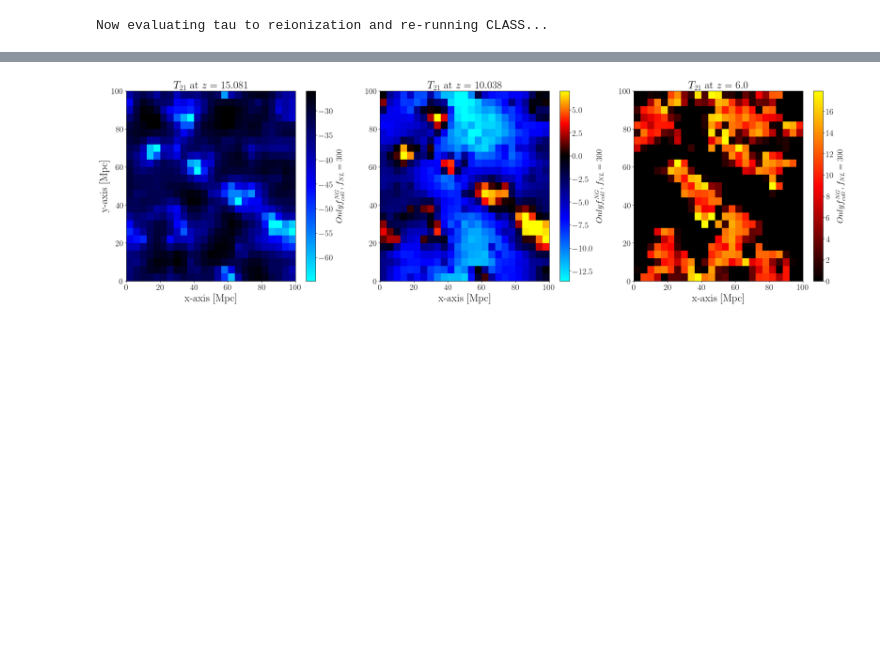
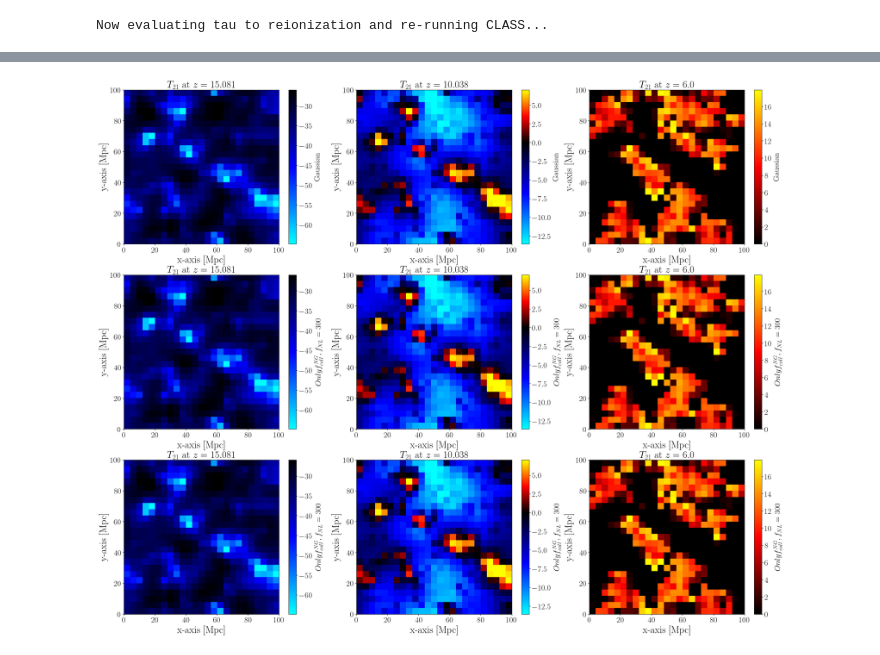
Before and after one commit to jordanflitter/21cmFirstCLASS, a Jupyter notebook: Tutorial (Jupyter notebooks)/notebook_fNL.ipynb, the cells around one changed output, grey strips where cells are left out. Cells and saved outputs as stored; diff of their text form; code cells hidden in the pictures; blank space fills up the shorter version.

```diff
--- a/Tutorial (Jupyter notebooks)/notebook_fNL.ipynb
+++ b/Tutorial (Jupyter notebooks)/notebook_fNL.ipynb
@@ -642,11 +691,11 @@ Now generating initial boxes...
 boxes->hires_density=2.249143e+00
 Now evaluating tau to reionization and re-running CLASS...
 # %%
-lightcone_fNL_FCOLL = p21c.run_lightcone(redshift = 6., # minimum redshift at which the simulation will stop
+lightcone_fNL_FCOLL_adam = p21c.run_lightcone(redshift = 6., # minimum redshift at which the simulation will stop
                                random_seed = 1, # numerical seed -- if None, each run will produce different initial conditions, with the same cosmological power spectrum but different spatial realization. You need to specify the random seed to coherently compare two different runs, due to cosmic variance.
                                regenerate = True, # create new data even if cached are found
                                write = False, # whether or no to save cached files
-                               user_params = user_params_NG_FCOLL,
+                               user_params = user_params_NG_FCOLL_adam,
                                astro_params = astro_params,
                                flag_options = flag_options,
                                cosmo_params = cosmo_params_fNL,
@@ -660,3 +709,16 @@ Computing three point functions to estimate the Fcoll NG corrections...
 Now generating initial boxes...
 boxes->hires_density=1.258004e+00
 Now evaluating tau to reionization and re-running CLASS...
+# %%
+lightcone_fNL_FCOLL_dalosio = p21c.run_lightcone(redshift = 6., # minimum redshift at which the simulation will stop
+                               random_seed = 1, # numerical seed -- if None, each run will produce different initial conditions, with the same cosmological power spectrum but different spatial realization. You need to specify the random seed to coherently compare two different runs, due to cosmic variance.
+                               regenerate = True, # create new data even if cached are found
+                               write = False, # whether or no to save cached files
+                               user_params = user_params_NG_FCOLL_dalosio,
+                               astro_params = astro_params,
+                               flag_options = flag_options,
+                               cosmo_params = cosmo_params_fNL,
+                               global_quantities = global_quantities,
+                               save_coeval_quantities = coeval_quantities,
+                               save_coeval_redshifts = input_coeval_redshifts,
+                               lightcone_quantities = lightcone_quantities) ;
@@ -781,23 +846,50 @@ ax[2].set_ylabel('') ;
 # %%
-fig, ax = plt.subplots(1, 3, figsize=(30, 8))
+fig, ax = plt.subplots(3, 3, figsize=(30, 24))
 
-fig = plotting.coeval_sliceplot(lightcone_fNL_FCOLL,
+fig = plotting.coeval_sliceplot(lightcone,
                                 redshift=15,
-                                ax=ax[0],
+                                ax=ax[0,0],
+                                cbar_label=r'$\rm Gaussian$')
+
+fig = plotting.coeval_sliceplot(lightcone,
+                                redshift=10,
+                                ax=ax[0,1],
+                                cbar_label=r'$\rm Gaussian$')
+
+fig = plotting.coeval_sliceplot(lightcone,
+                                redshift=6,
+                                ax=ax[0,2],
+                                cbar_label=r'$\rm Gaussian$')
+
+fig = plotting.coeval_sliceplot(lightcone_fNL_FCOLL_adam,
+                                redshift=15,
+                                ax=ax[1,0],
                                 cbar_label=r'$Only f^{NG}_{coll}, f_{NL}=%g$'%cosmo_params_fNL['F_NL'])
 
-fig = plotting.coeval_sliceplot(lightcone_fNL_FCOLL,
+fig = plotting.coeval_sliceplot(lightcone_fNL_FCOLL_adam,
                                 redshift=10,
-                                ax=ax[1],
+                                ax=ax[1,1],
                                 cbar_label=r'$Only f^{NG}_{coll}, f_{NL}=%g$'%cosmo_params_fNL['F_NL'])
 
-fig = plotting.coeval_sliceplot(lightcone_fNL_FCOLL,
+fig = plotting.coeval_sliceplot(lightcone_fNL_FCOLL_adam,
                                 redshift=6,
-                                ax=ax[2],
+                                ax=ax[1,2],
                                 cbar_label=r'$Only f^{NG}_{coll}, f_{NL}=%g$'%cosmo_params_fNL['F_NL'])
 
-# Omit ylabels at the two rightmost plots
-ax[1].set_ylabel('')
-ax[2].set_ylabel('') ;
+
+fig = plotting.coeval_sliceplot(lightcone_fNL_FCOLL_dalosio,
+                                redshift=15,
+                                ax=ax[2,0],
+                                cbar_label=r'$Only f^{NG}_{coll}, f_{NL}=%g$'%cosmo_params_fNL['F_NL'])
+
+fig = plotting.coeval_sliceplot(lightcone_fNL_FCOLL_dalosio,
+                                redshift=10,
+                                ax=ax[2,1],
+                                cbar_label=r'$Only f^{NG}_{coll}, f_{NL}=%g$'%cosmo_params_fNL['F_NL'])
+
+fig = plotting.coeval_sliceplot(lightcone_fNL_FCOLL_dalosio,
+                                redshift=6,
+                                ax=ax[2,2],
+                                cbar_label=r'$Only f^{NG}_{coll}, f_{NL}=%g$'%cosmo_params_fNL['F_NL'])
 # %% [output]
-[figure, old version]
+[figure, new version]
```
Also changed, not shown: parts of 15 cells of this notebook, 7 other files.
